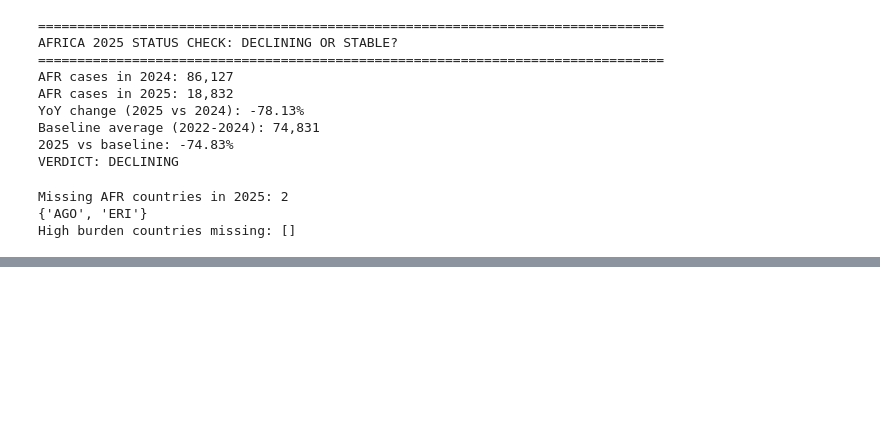
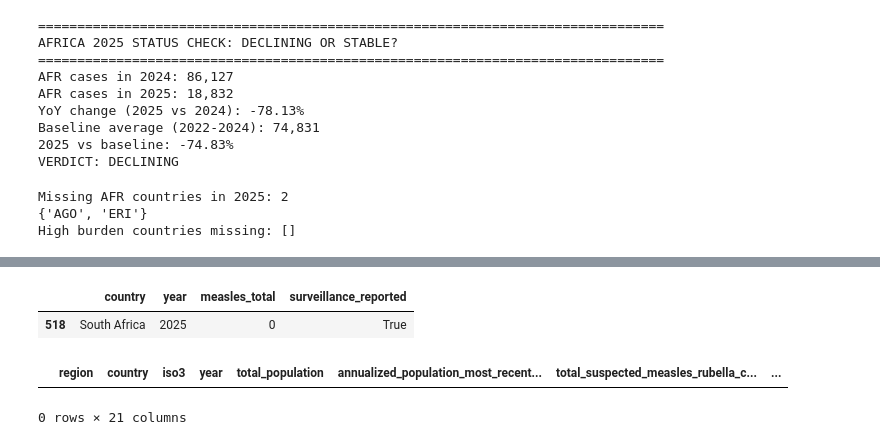
Before and after one commit to onchonga-programmer/measles-around-the-world, a Jupyter notebook: notebooks/yearly_measles.ipynb, the cells around one changed output, grey strips where cells are left out. Saved outputs shown, nothing was run; the diff lists cells and outputs as text; code cells hidden in the pictures; blank space fills up the shorter version.

```diff
--- a/notebooks/yearly_measles.ipynb
+++ b/notebooks/yearly_measles.ipynb
@@ -1696,0 +1696,11 @@ KeyError: '2024'
+# %%
+# Did South Africa submit a record with 0, or is it just missing?
+yearly_measles[(yearly_measles["iso3"] == "ZAF") & (yearly_measles["year"] == 2025)][["country", "year", "measles_total", "surveillance_reported"]]
+# %% [output]
+|  | country | year | measles_total | surveillance_reported |
+| 518 | South Africa | 2025 | 0 | True |
+# %%
+yearly_measles[(yearly_measles["iso3"] == "AGO") & (yearly_measles["year"] == 2025)]
+# %% [output]
+|  | region | country | iso3 | year | total_population | annualized_population_most_recent... | total_suspected_measles_rubella_c... | ... |
+0 rows × 21 columns
```
Also changed, not shown: parts of 3 cells of this notebook, 1 other file.
